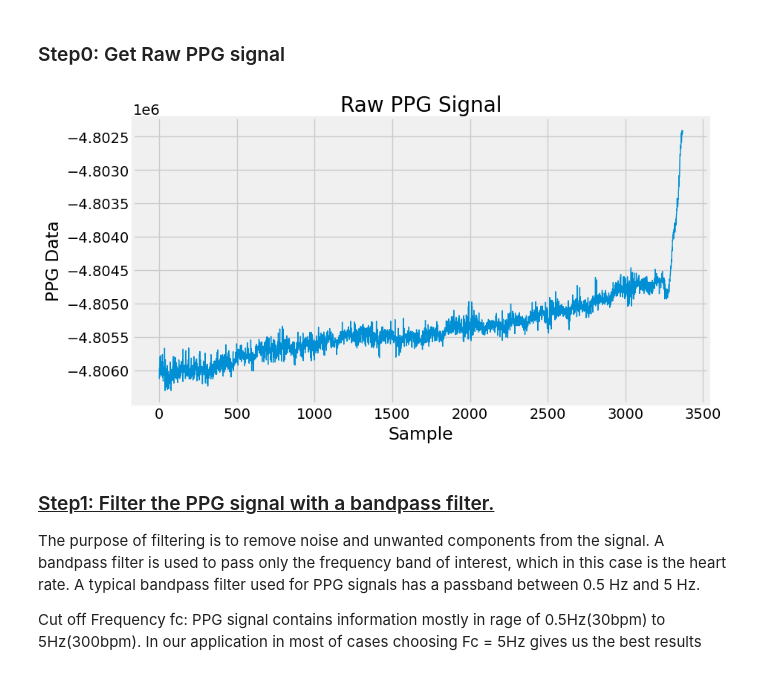
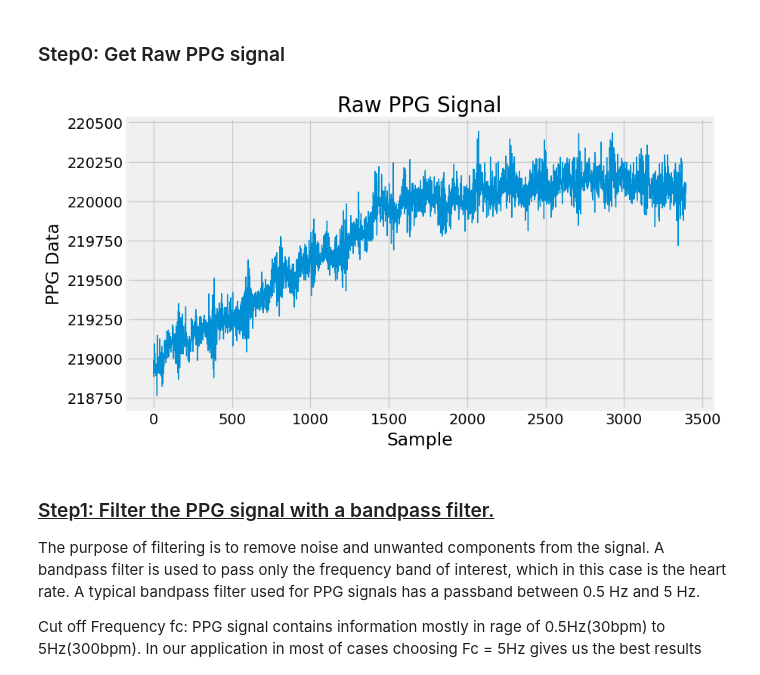
Before and after one commit to vyasdeep668/VitalTracer, a Jupyter notebook: 3_HR_Detection_Algorithm/AnalyzePPGDataCSVFile(VTData).ipynb, the cells around one changed output. Drawn from its saved outputs; the diff is of its cells as text; code cells hidden in the pictures.

```diff
--- a/3_HR_Detection_Algorithm/AnalyzePPGDataCSVFile(VTData).ipynb
+++ b/3_HR_Detection_Algorithm/AnalyzePPGDataCSVFile(VTData).ipynb
@@ -38,7 +38,7 @@ channel = 'IR (counts)'
 
 # # 2023-05-10-001S-22-05-32-S
 # df = pd.read_csv('VTDataAnalysis(new signals)/2023-05-10-001S-22-05-32-S/2023-05-10-001S-22-05-32-S.csv', skiprows=15)      #Original File
-df = pd.read_csv('VTDataAnalysis(new signals)/2023-05-10-001S-22-05-32-S/ValidCSVFiles/2023-05-10-001S-22-05-32-S-P0.csv', skiprows=0)  #Motion Removed File
+# df = pd.read_csv('VTDataAnalysis(new signals)/2023-05-10-001S-22-05-32-S/ValidCSVFiles/2023-05-10-001S-22-05-32-S-P0.csv', skiprows=0)  #Motion Removed File
 
 # # 2023-05-10-001S-22-06-17-S
 # df = pd.read_csv('VTDataAnalysis(new signals)/2023-05-10-001S-22-06-17-S/2023-05-10-001S-22-06-17-S.csv', skiprows=15)      #Original File
@@ -68,35 +68,35 @@ df = pd.read_csv('VTDataAnalysis(new signals)/2023-05-10-001S-22-05-32-S/ValidCS
 # df = pd.read_csv('VTDataAnalysis(new signals)/2023-05-11-001S-01-14-03-S/ValidCSVFiles/2023-05-11-001S-01-14-03-S-P0.csv', skiprows=0)  #Motion Removed File
 
 # # 2023-05-11-001S-01-14-47-S
 # df = pd.read_csv('VTDataAnalysis(new signals)/2023-05-11-001S-01-14-47-S/2023-05-11-001S-01-14-47-S.csv', skiprows=15)      #Original File
-# df = pd.read_csv('VTDataAnalysis(new signals)/2023-05-11-001S-01-14-47-S/ValidCSVFiles/2023-05-11-001S-01-14-47-S-P0.csv', skiprows=0)  #Motion Removed File
+df = pd.read_csv('VTDataAnalysis(new signals)/2023-05-11-001S-01-14-47-S/ValidCSVFiles/2023-05-11-001S-01-14-47-S-P0.csv', skiprows=0)  #Motion Removed File
 
 
 
 
 
 df.head()
 
 # Data Sampled at 200Hz
 # Getting 5K Samples = 25Seconds of Data
 ppg_data = df[['Time (ms)', channel]]
 
 max_samples = ppg_data[channel].size
 
 # max_samples = 2500
 ppg_data = ppg_data.iloc[0:max_samples]
 
 
 # Plot the PPG data
 plt.figure(figsize=(10,5))
 plt.style.use('fivethirtyeight')
 plt.plot(ppg_data.index, ppg_data[channel], linewidth=1)
 plt.title("Raw PPG Signal")
 plt.xlabel('Sample')
 plt.ylabel('PPG Data')
 plt.show()
 # %% [output]
-[figure, old version]
+[figure, new version]
 # %% [markdown]
  ### <ins> Step1: Filter the PPG signal with a bandpass filter.</br> </ins>
 The purpose of filtering is to remove noise and unwanted components from the signal. A bandpass filter is used to pass only the frequency band of interest, which in this case is the heart rate. A typical bandpass filter used for PPG signals has a passband between 0.5 Hz and 5 Hz.
```
Also changed, not shown: parts of 8 cells of this notebook, 30 other files.
